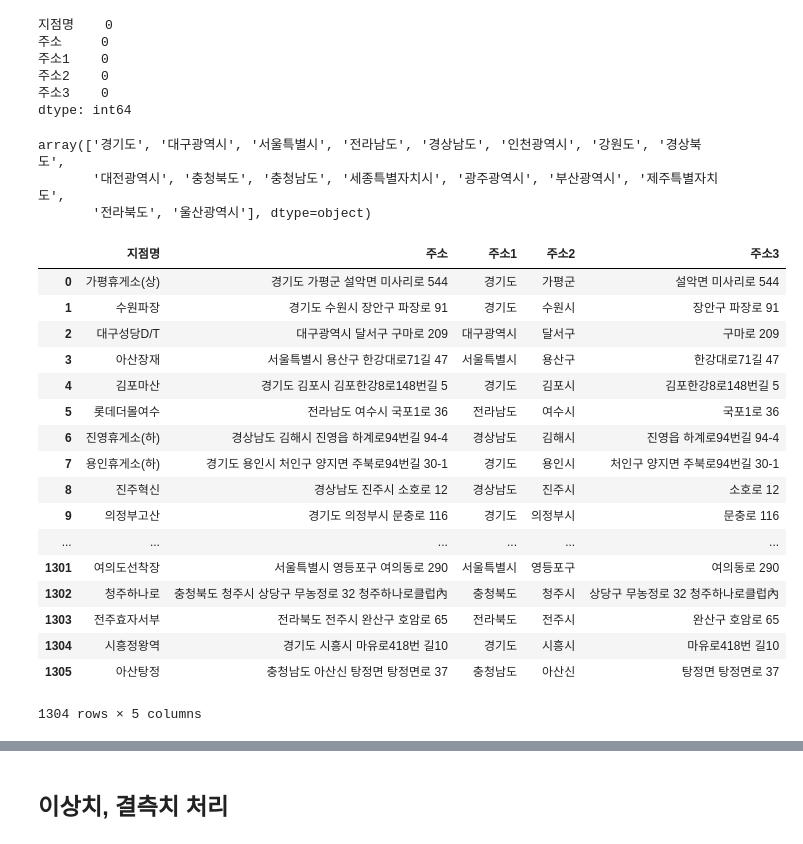
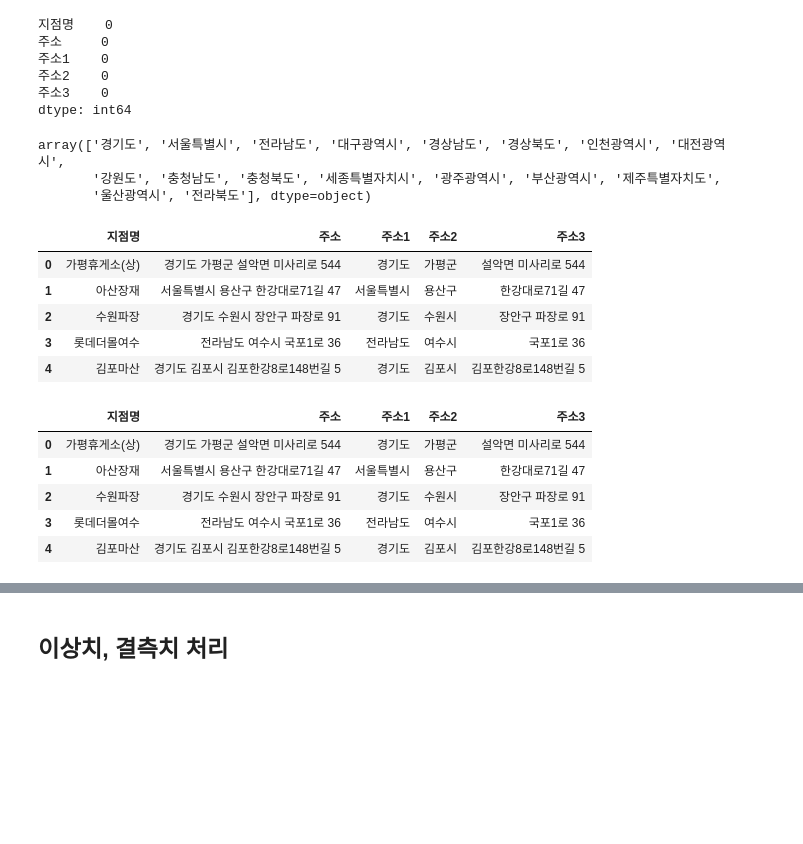
Before and after one commit to likelion-aischool-10-teamproject/burger-index, a Jupyter notebook: 1. web_crawling+preprocessing/Lotteria/Lotteria.ipynb, the cells around one changed output, grey strips where cells are left out. Cells and saved outputs as stored; diff of their text form; code cells hidden in the pictures; blank space fills up the shorter version.

```diff
--- a/1. web_crawling+preprocessing/Lotteria/Lotteria.ipynb
+++ b/1. web_crawling+preprocessing/Lotteria/Lotteria.ipynb
@@ -10,10 +11,17 @@ warnings.filterwarnings(action='ignore') # 경고메세지 무시
 
 import pandas as pd
 # %%
-# driver.close() # 객체 초기화를 해주지 않으면 1페이지만 가져옴.
-driver = webdriver.Chrome('../../../chromedriver')
+# OS 별로 웹드라이버 로드(windows, mac)
+if platform.system() == "Windows":
+    driver = webdriver.Chrome('../chromedriver_90')
+elif platform.system()=="Darwin":
+    driver = webdriver.Chrome('../chromedriver')
+else:
+    print("Unknown System")
+
 url = 'http://www.lotteria.com/Shop/Shop_List.asp#devCallShopList'
 driver.get(url)
+time.sleep(3)
 # %%
 # 마지막 페이지 이동
 end_btn = driver.find_element_by_css_selector('a.go.end')
@@ -109,10 +115,10 @@ for i in range(len(idx_list)) :
 
     store_name = detail.find("h3").text
     store_names.append(store_name)
-    store_addr = detail.find("td",class_='rt').span.text
+    store_addr = detail.find("td",class_='rt').span.text.strip()
     store_addrs.append(store_addr)
 
-    time.sleep(1)
+#     time.sleep(1)
 
     print(f'{i}, {store_name} : {store_addr}')
 # %% [output]
@@ -178,6 +196,6 @@ dat
 # %%
 # 주소를 행정구역으로 나눔
-dat[['주소1', '주소2', '주소3']] = pd.DataFrame(dat['주소'].str.strip().str.split(' ', 2).tolist())
+dat[['주소1', '주소2', '주소3']] = pd.DataFrame(dat['주소'].str.split(' ', 2).tolist())
 dat.head()
 # %% [output]
 |  | 지점명 | 주소 | 주소1 | 주소2 | 주소3 |
@@ -398,29 +423,29 @@ dtype: int64
 # 주소1 이상치 확인
 dat['주소1'].unique()
 # %% [output]
-array(['경기도', '대구광역시', '서울특별시', '전라남도', '경상남도', '인천광역시', '강원도', '경상북도',
-       '대전광역시', '충청북도', '충청남도', '세종특별자치시', '광주광역시', '부산광역시', '제주특별자치도',
-       '전라북도', '울산광역시'], dtype=object)
+array(['경기도', '서울특별시', '전라남도', '대구광역시', '경상남도', '경상북도', '인천광역시', '대전광역시',
+       '강원도', '충청남도', '충청북도', '세종특별자치시', '광주광역시', '부산광역시', '제주특별자치도',
+       '울산광역시', '전라북도'], dtype=object)
 # %%
 # 주소1, 주소2, 주소3 을 합쳐서 주소를 다시 입력
 dat['주소'] = dat[ ['주소1', '주소2', '주소3'] ].apply(' '.join, axis=1)
-dat
+dat.head()
 # %% [output]
 |  | 지점명 | 주소 | 주소1 | 주소2 | 주소3 |
 | 0 | 가평휴게소(상) | 경기도 가평군 설악면 미사리로 544 | 경기도 | 가평군 | 설악면 미사리로 544 |
-| 1 | 수원파장 | 경기도 수원시 장안구 파장로 91 | 경기도 | 수원시 | 장안구 파장로 91 |
-| 2 | 대구성당D/T | 대구광역시 달서구 구마로 209 | 대구광역시 | 달서구 | 구마로 209 |
-| 3 | 아산장재 | 서울특별시 용산구 한강대로71길 47 | 서울특별시 | 용산구 | 한강대로71길 47 |
+| 1 | 아산장재 | 서울특별시 용산구 한강대로71길 47 | 서울특별시 | 용산구 | 한강대로71길 47 |
+| 2 | 수원파장 | 경기도 수원시 장안구 파장로 91 | 경기도 | 수원시 | 장안구 파장로 91 |
+| 3 | 롯데더몰여수 | 전라남도 여수시 국포1로 36 | 전라남도 | 여수시 | 국포1로 36 |
 | 4 | 김포마산 | 경기도 김포시 김포한강8로148번길 5 | 경기도 | 김포시 | 김포한강8로148번길 5 |
-| 5 | 롯데더몰여수 | 전라남도 여수시 국포1로 36 | 전라남도 | 여수시 | 국포1로 36 |
-| 6 | 진영휴게소(하) | 경상남도 김해시 진영읍 하계로94번길 94-4 | 경상남도 | 김해시 | 진영읍 하계로94번길 94-4 |
-| 7 | 용인휴게소(하) | 경기도 용인시 처인구 양지면 주북로94번길 30-1 | 경기도 | 용인시 | 처인구 양지면 주북로94번길 30-1 |
-| 8 | 진주혁신 | 경상남도 진주시 소호로 12 | 경상남도 | 진주시 | 소호로 12 |
-| 9 | 의정부고산 | 경기도 의정부시 문충로 116 | 경기도 | 의정부시 | 문충로 116 |
-| ... | ... | ... | ... | ... | ... |
-| 1301 | 여의도선착장 | 서울특별시 영등포구 여의동로 290 | 서울특별시 | 영등포구 | 여의동로 290 |
-| 1302 | 청주하나로 | 충청북도 청주시 상당구 무농정로 32 청주하나로클럽內 | 충청북도 | 청주시 | 상당구 무농정로 32 청주하나로클럽內 |
-| 1303 | 전주효자서부 | 전라북도 전주시 완산구 호암로 65 | 전라북도 | 전주시 | 완산구 호암로 65 |
-| 1304 | 시흥정왕역 | 경기도 시흥시 마유로418번 길10 | 경기도 | 시흥시 | 마유로418번 길10 |
-| 1305 | 아산탕정 | 충청남도 아산신 탕정면 탕정면로 37 | 충청남도 | 아산신 | 탕정면 탕정면로 37 |
-1304 rows × 5 columns
+# %%
+# 수집된 데이터 전처리 전 저장
+dat.to_excel('lotteria_all_store.xlsx', index=False)
+dat.to_csv('lotteria_all_store.csv', index=False)
+dat.head()
+# %% [output]
+|  | 지점명 | 주소 | 주소1 | 주소2 | 주소3 |
+| 0 | 가평휴게소(상) | 경기도 가평군 설악면 미사리로 544 | 경기도 | 가평군 | 설악면 미사리로 544 |
+| 1 | 아산장재 | 서울특별시 용산구 한강대로71길 47 | 서울특별시 | 용산구 | 한강대로71길 47 |
+| 2 | 수원파장 | 경기도 수원시 장안구 파장로 91 | 경기도 | 수원시 | 장안구 파장로 91 |
+| 3 | 롯데더몰여수 | 전라남도 여수시 국포1로 36 | 전라남도 | 여수시 | 국포1로 36 |
+| 4 | 김포마산 | 경기도 김포시 김포한강8로148번길 5 | 경기도 | 김포시 | 김포한강8로148번길 5 |
```
Also changed, not shown: parts of 41 cells of this notebook, 5 other files.
